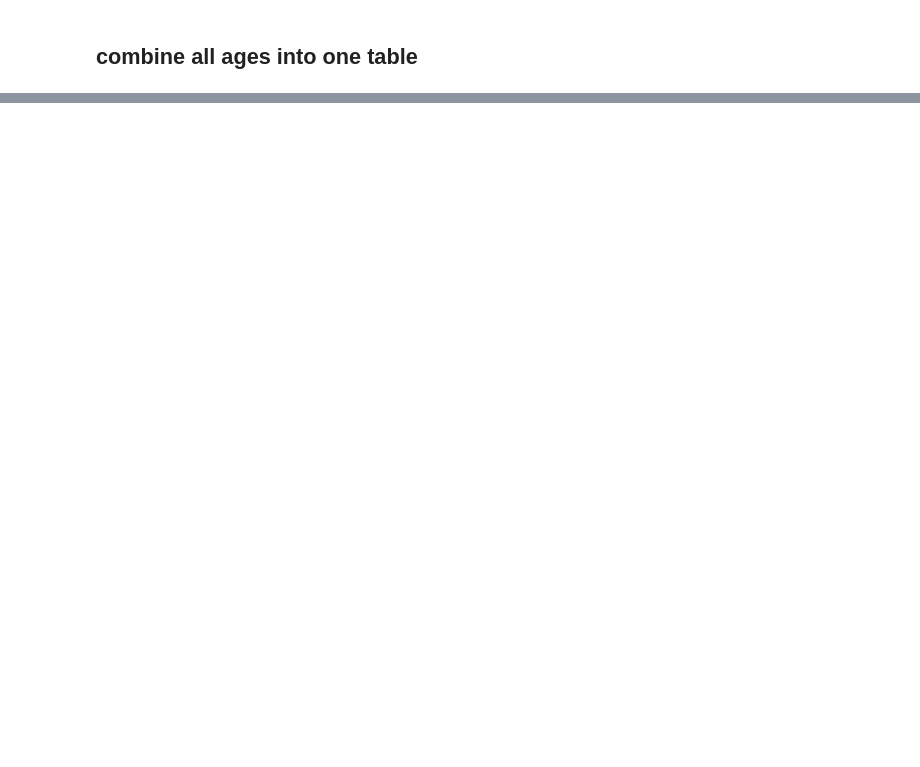
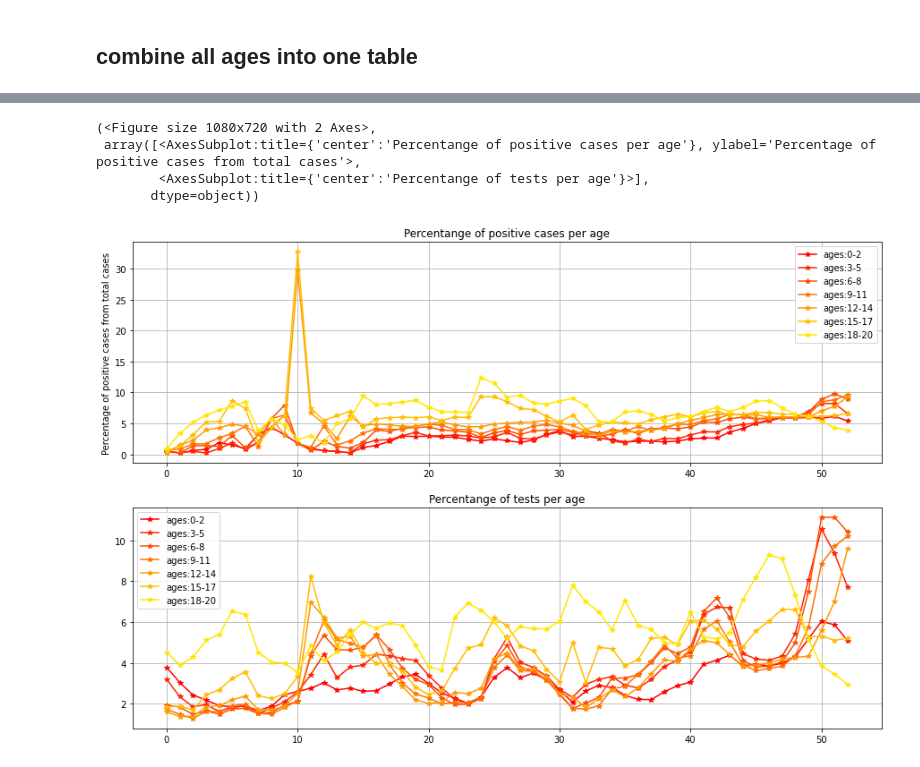
Before and after one commit to CoronaPolicy/prediction_model, a Jupyter notebook: israel_data/load_israeli_data.ipynb, the cells around one changed output, grey strips where cells are left out. Drawn from its saved outputs; the diff is of its cells as text; code cells hidden in the pictures; blank space fills up the shorter version.

```diff
--- a/israel_data/load_israeli_data.ipynb
+++ b/israel_data/load_israeli_data.ipynb
@@ -226,0 +381,8 @@ draw_per_population(all_testing_data, with_dead=False, with_new=False)
+# %%
+draw_per_total(young_test_data, test_data_agg_weeks, with_new=False, with_dead=False)
+# %% [output]
+(<Figure size 1080x720 with 2 Axes>,
+ array([<AxesSubplot:title={'center':'Percentange of positive cases per age'}, ylabel='Percentage of positive cases from total cases'>,
+        <AxesSubplot:title={'center':'Percentange of tests per age'}>],
+       dtype=object))
+[figure, added]
```
Also changed, not shown: parts of 31 cells of this notebook.
